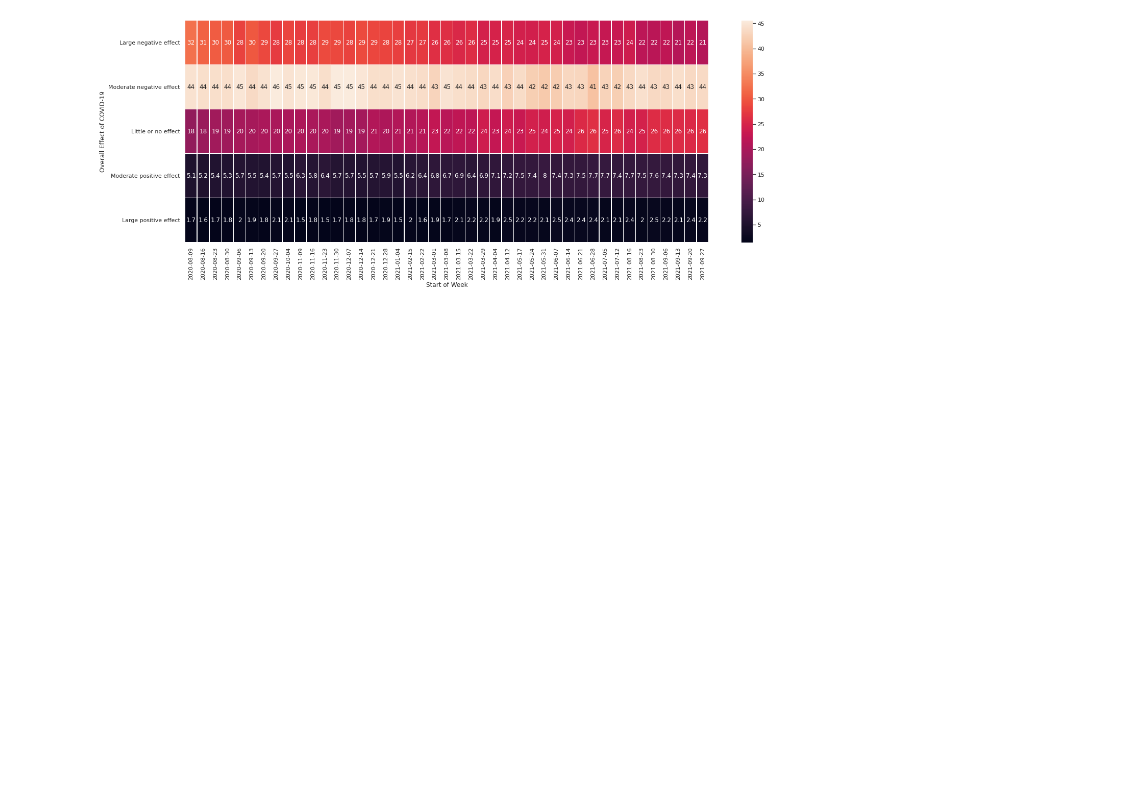
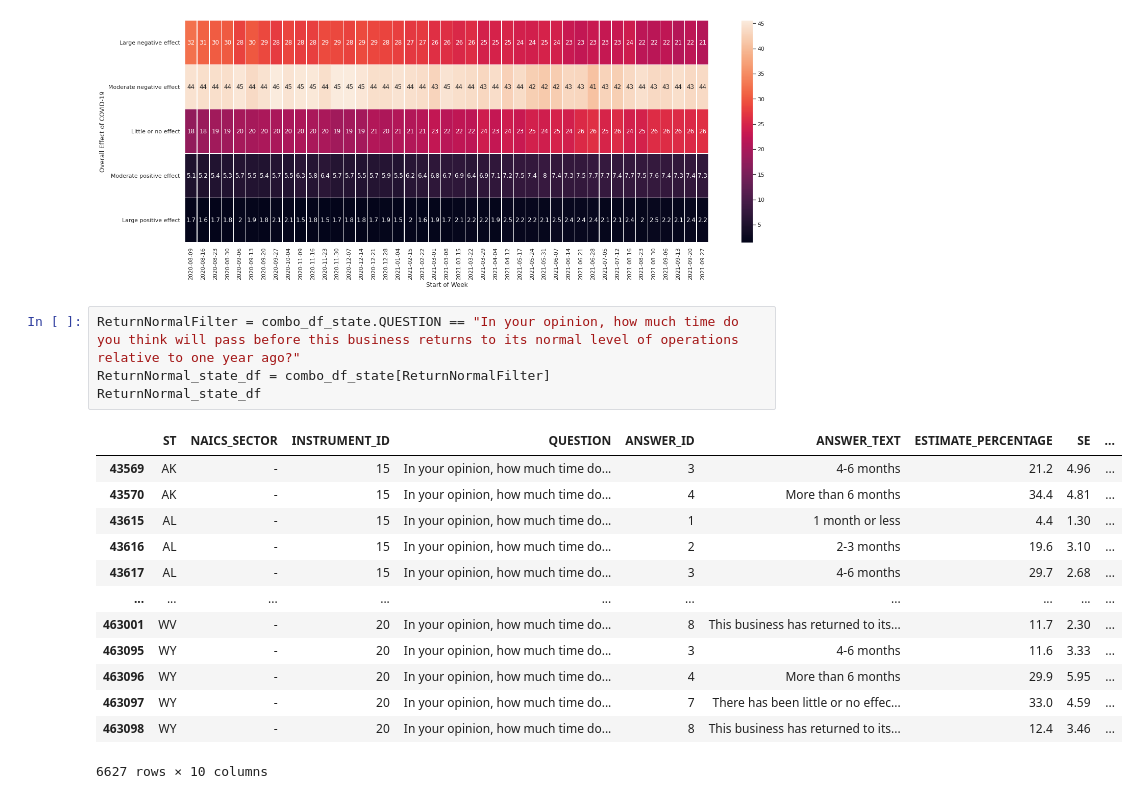
Before and after one commit to elizabethyoo/team_9, a Jupyter notebook: SBPS_surveylevel.ipynb, the cells around one changed output. Drawn from its saved outputs; the diff is of its cells as text; blank space fills up the shorter version.

```diff
--- a/SBPS_surveylevel.ipynb
+++ b/SBPS_surveylevel.ipynb
@@ -178,3 +178,21 @@ plt.ylabel("Overall Effect of COVID-19")
 plt.show()
 # %% [output]
 [figure]
+# %%
+ReturnNormalFilter = combo_df_state.QUESTION == "In your opinion, how much time do you think will pass before this business returns to its normal level of operations relative to one year ago?"
+ReturnNormal_state_df = combo_df_state[ReturnNormalFilter]
+ReturnNormal_state_df
+# %% [output]
+|  | ST | NAICS_SECTOR | INSTRUMENT_ID | QUESTION | ANSWER_ID | ANSWER_TEXT | ESTIMATE_PERCENTAGE | SE | ... |
+| 43569 | AK | - | 15 | In your opinion, how much time do... | 3 | 4-6 months | 21.2 | 4.96 | ... |
+| 43570 | AK | - | 15 | In your opinion, how much time do... | 4 | More than 6 months | 34.4 | 4.81 | ... |
+| 43615 | AL | - | 15 | In your opinion, how much time do... | 1 | 1 month or less | 4.4 | 1.30 | ... |
+| 43616 | AL | - | 15 | In your opinion, how much time do... | 2 | 2-3 months | 19.6 | 3.10 | ... |
+| 43617 | AL | - | 15 | In your opinion, how much time do... | 3 | 4-6 months | 29.7 | 2.68 | ... |
+| ... | ... | ... | ... | ... | ... | ... | ... | ... | ... |
+| 463001 | WV | - | 20 | In your opinion, how much time do... | 8 | This business has returned to its... | 11.7 | 2.30 | ... |
+| 463095 | WY | - | 20 | In your opinion, how much time do... | 3 | 4-6 months | 11.6 | 3.33 | ... |
+| 463096 | WY | - | 20 | In your opinion, how much time do... | 4 | More than 6 months | 29.9 | 5.95 | ... |
+| 463097 | WY | - | 20 | In your opinion, how much time do... | 7 | There has been little or no effec... | 33.0 | 4.59 | ... |
+| 463098 | WY | - | 20 | In your opinion, how much time do... | 8 | This business has returned to its... | 12.4 | 3.46 | ... |
+6627 rows × 10 columns
```
Also changed, not shown: parts of 6 cells of this notebook.
